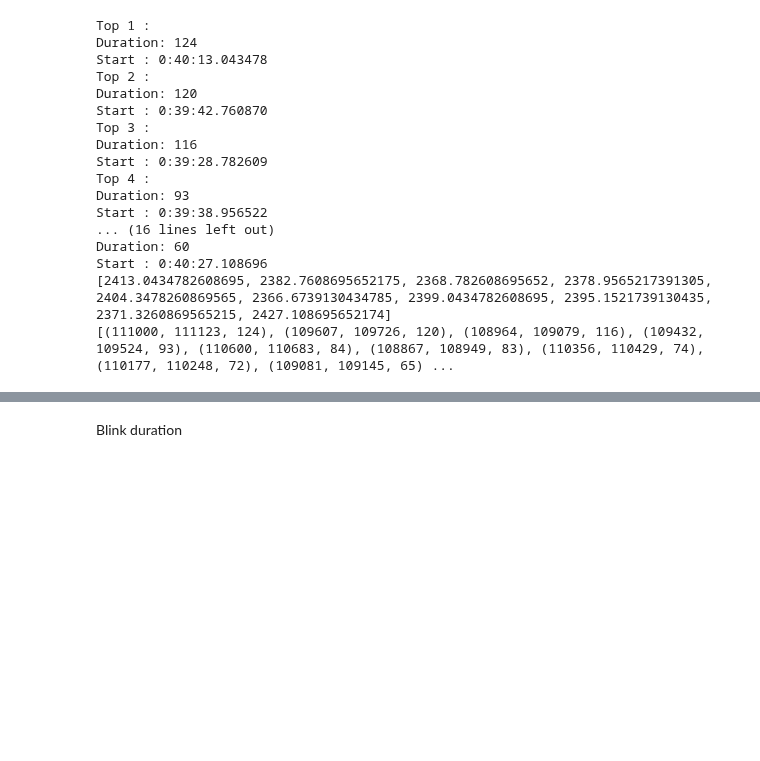
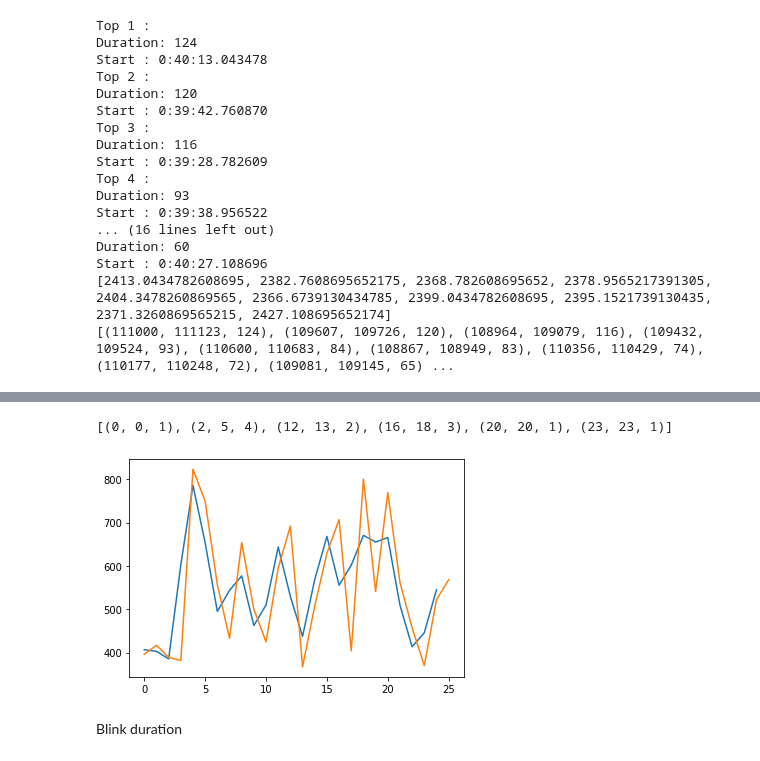
Before and after one commit to fruste/driver-drowsiness, a Jupyter notebook: code/feature_creation.ipynb, the cells around one changed output, grey strips where cells are left out. Saved outputs shown, nothing was run; the diff lists cells and outputs as text; code cells hidden in the pictures; blank space fills up the shorter version.

Commit message:
Implemented interesting frames search and moving average function

```diff
--- a/code/feature_creation.ipynb
+++ b/code/feature_creation.ipynb
@@ -217,3 +217,66 @@ Mean number of blink frames normal:  113.90598290598291
+# %%
+def interesting_segments(values, threshold):
+    interesting = False
+    segments = []
+    for i, val in enumerate(values):
+        if val > threshold:
+            if interesting == False:
+                start = i
+            interesting = True
+        else:
+            if interesting == True:
+                end = i - 1
+                #calculate duration of blink, and include in tuple
+                duration = end - start + 1
+                segments.append((start, end, duration))
+                #print("Blinking period: " + str(start) + " - " + str(end))
+            interesting = False
+    return segments
+
+def interesting_segments_std(values):
+    interesting = False
+    segments = []
+
+    std = np.std(values)
+    mean = np.mean(values)
+
+    t1 = mean + std
+    t2 = mean - std
+
+    for i, val in enumerate(values):
+        if val > t1:
+            if interesting == False:
+                start = i
+            interesting = True
+
+        elif val < t2:
+            if interesting == False:
+                start = i
+            interesting = True
+
+        else:
+            if interesting == True:
+                end = i - 1
+                #calculate duration of blink, and include in tuple
+                duration = end - start + 1
+                segments.append((start, end, duration))
+                #print("Blinking period: " + str(start) + " - " + str(end))
+            interesting = False
+    return segments
+
+def moving_average(values, length):
+    ma_values = np.convolve(values, np.ones(length), 'valid') / length
+    plt.plot(range(len(ma_values)), ma_values)
+    plt.plot(range(len(values)), values)
+    plt.show()
+
+
+print(interesting_segments_std(blink_frames_sleepy))
+moving_average(blink_frames_sleepy, 2)
+#def interesting_segment_std(values):
+# %% [output]
+[(0, 0, 1), (2, 5, 4), (12, 13, 2), (16, 18, 3), (20, 20, 1), (23, 23, 1)]
+[figure, added]
 # %%
 def t_test(normal_vals, sleepy_vals):
     print("Var: ", np.var(normal_vals), np.var(sleepy_vals))
```
Also changed, not shown: parts of 4 cells of this notebook, 1 other file.
